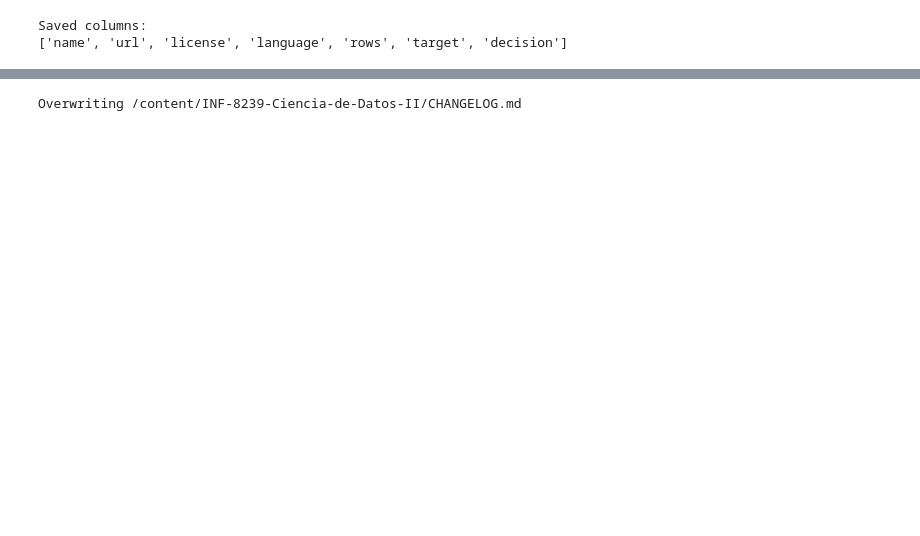
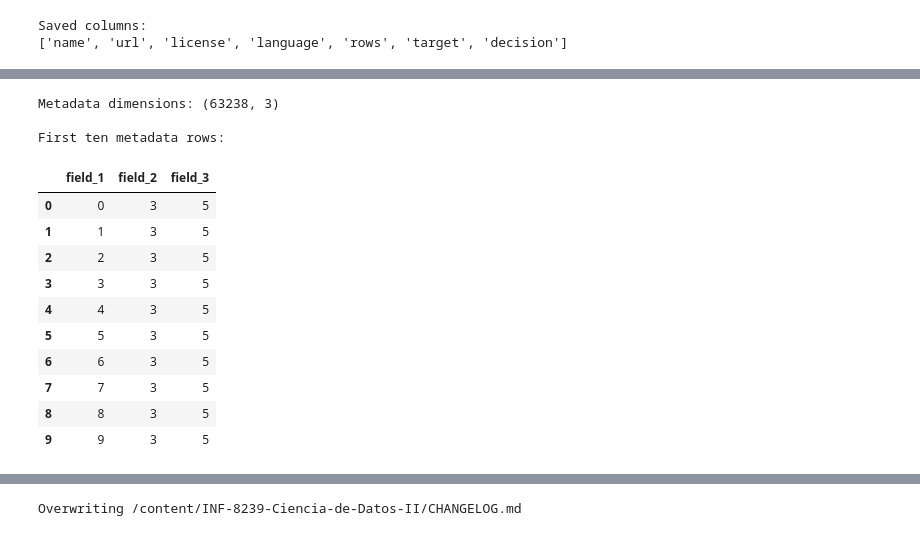
Before and after one commit to pascual-francisco/INF-8239-Ciencia-de-Datos-II, a Jupyter notebook: Unit_02_Natural_Language_Processing/notebooks/U02.LAB04.ipynb, the cells around one changed output, grey strips where cells are left out. Saved outputs shown, nothing was run; the diff lists cells and outputs as text; code cells hidden in the pictures; blank space fills up the shorter version.

```diff
--- a/Unit_02_Natural_Language_Processing/notebooks/U02.LAB04.ipynb
+++ b/Unit_02_Natural_Language_Processing/notebooks/U02.LAB04.ipynb
@@ -608,0 +757,76 @@ errors[["text", "real", "predicted"]].sample(20, random_state=42)
+# %%
+# ==============================================================================
+# CELL 15 — VERIFY THE METADATA FIELD STRUCTURE
+# Objective: Inspect the second and third metadata fields to determine
+# which field contains the documented sentiment labels.
+# ==============================================================================
+
+# Import pandas for loading and analyzing the metadata file.
+import pandas as pd
+
+# Load the metadata file without assuming column names.
+metadata_preview_df = pd.read_csv(
+    METADATA_PATH,
+    sep=";",
+    header=None,
+    names=["field_1", "field_2", "field_3"]
+)
+
+# Display the metadata dimensions.
+print(f"Metadata dimensions: {metadata_preview_df.shape}")
+
+# Display the first ten metadata observations.
+print("\nFirst ten metadata rows:")
+display(metadata_preview_df.head(10))
+
+# Display the unique values found in the second field.
+print("\nUnique values in field_2:")
+print(
+    sorted(
+        metadata_preview_df["field_2"]
+        .dropna()
+        .unique()
+        .tolist()
+    )
+)
+
+# Display the unique values found in the third field.
+print("\nFirst unique values in field_3:")
+print(
+    sorted(
+        metadata_preview_df["field_3"]
+        .dropna()
+        .unique()
+        .tolist()
+    )[:30]
+)
+
+# Display the frequency distribution of the second field.
+print("\nFrequency distribution of field_2:")
+print(
+    metadata_preview_df["field_2"]
+    .value_counts()
+    .sort_index()
+)
+
+# Display descriptive statistics for the third field.
+print("\nDescriptive statistics for field_3:")
+print(
+    metadata_preview_df["field_3"]
+    .describe()
+)
+# %% [output]
+Metadata dimensions: (63238, 3)
+
+First ten metadata rows:
+|  | field_1 | field_2 | field_3 |
+| 0 | 0 | 3 | 5 |
+| 1 | 1 | 3 | 5 |
+| 2 | 2 | 3 | 5 |
+| 3 | 3 | 3 | 5 |
+| 4 | 4 | 3 | 5 |
+| 5 | 5 | 3 | 5 |
+| 6 | 6 | 3 | 5 |
+| 7 | 7 | 3 | 5 |
+| 8 | 8 | 3 | 5 |
+| 9 | 9 | 3 | 5 |
```
Also changed, not shown: parts of 31 cells of this notebook, 24 other files.
